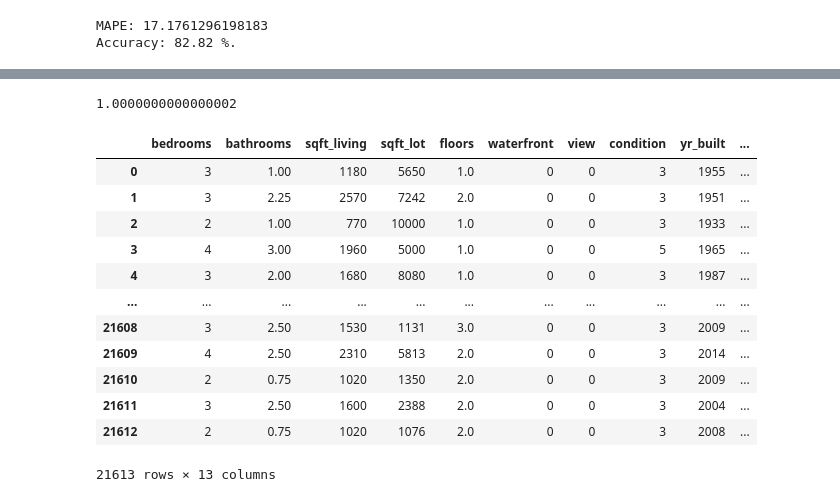
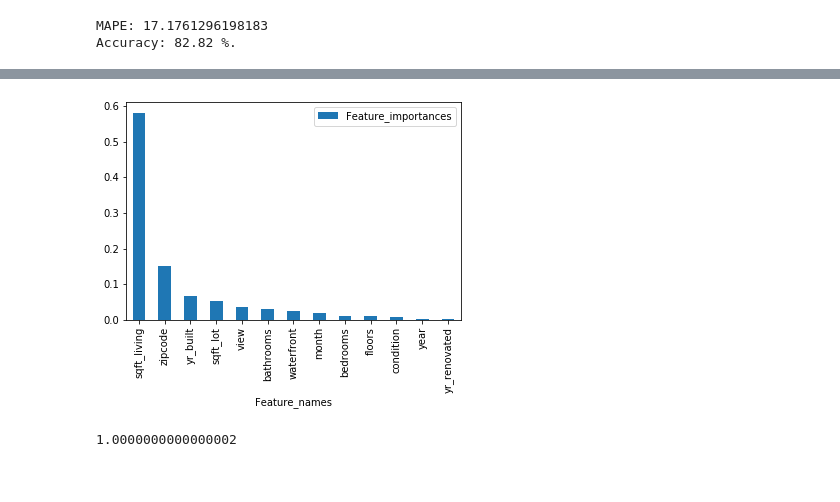
Before and after one commit to ericgwu715/final_project-, a Jupyter notebook: house_price_project.ipynb, the cells around one changed output, grey strips where cells are left out. Cells and saved outputs as stored; diff of their text form; code cells hidden in the pictures.

```diff
--- a/house_price_project.ipynb
+++ b/house_price_project.ipynb
@@ -266,4 +266,4 @@ MAPE: 17.1761296198183
 Accuracy: 82.82 %.
 # %%
 feature_names = X
-sorted(zip(regressor.feature_importances_, feature_names), reverse=True)
+importance = sorted(zip(regressor.feature_importances_, feature_names), reverse=True)
@@ -283,0 +270,5 @@ sorted(zip(regressor.feature_importances_, feature_names), reverse=True)
+# %%
+from pandas import DataFrame
+importance_df = DataFrame(importance, columns=['Feature_importances','Feature_names'])
+importance_df.set_index('Feature_names', inplace=True)
+importance_df
@@ -284,22 +291,11 @@ sorted(zip(regressor.feature_importances_, feature_names), reverse=True)
+# %%
+importance_df.plot(kind='bar')
+plt.savefig('feature_importances.png')
+# %% [output]
+[figure, added]
 # %%
 sum(regressor.feature_importances_)
 # %% [output]
 1.0000000000000002
 # %%
 df_ml.to_csv('clean1.csv',index=False)
-# %%
-df_ml.iloc[:,1:]
-# %% [output]
-|  | bedrooms | bathrooms | sqft_living | sqft_lot | floors | waterfront | view | condition | yr_built | ... |
-| 0 | 3 | 1.00 | 1180 | 5650 | 1.0 | 0 | 0 | 3 | 1955 | ... |
-| 1 | 3 | 2.25 | 2570 | 7242 | 2.0 | 0 | 0 | 3 | 1951 | ... |
-| 2 | 2 | 1.00 | 770 | 10000 | 1.0 | 0 | 0 | 3 | 1933 | ... |
-| 3 | 4 | 3.00 | 1960 | 5000 | 1.0 | 0 | 0 | 5 | 1965 | ... |
-| 4 | 3 | 2.00 | 1680 | 8080 | 1.0 | 0 | 0 | 3 | 1987 | ... |
-| ... | ... | ... | ... | ... | ... | ... | ... | ... | ... | ... |
-| 21608 | 3 | 2.50 | 1530 | 1131 | 3.0 | 0 | 0 | 3 | 2009 | ... |
-| 21609 | 4 | 2.50 | 2310 | 5813 | 2.0 | 0 | 0 | 3 | 2014 | ... |
-| 21610 | 2 | 0.75 | 1020 | 1350 | 2.0 | 0 | 0 | 3 | 2009 | ... |
-| 21611 | 3 | 2.50 | 1600 | 2388 | 2.0 | 0 | 0 | 3 | 2004 | ... |
-| 21612 | 2 | 0.75 | 1020 | 1076 | 2.0 | 0 | 0 | 3 | 2008 | ... |
-21613 rows × 13 columns
```
Also changed, not shown: parts of 3 cells of this notebook, 2 other files.
